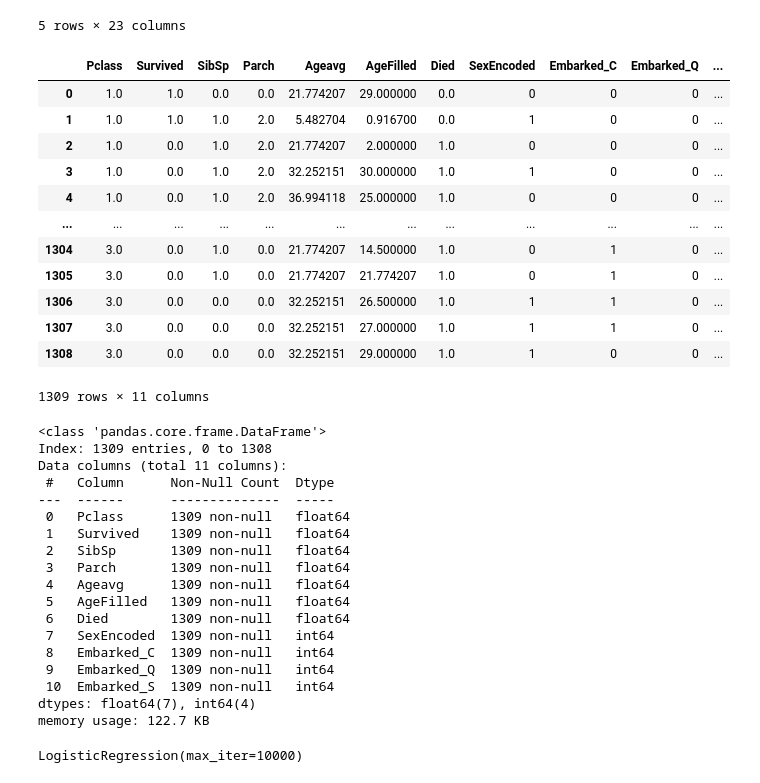
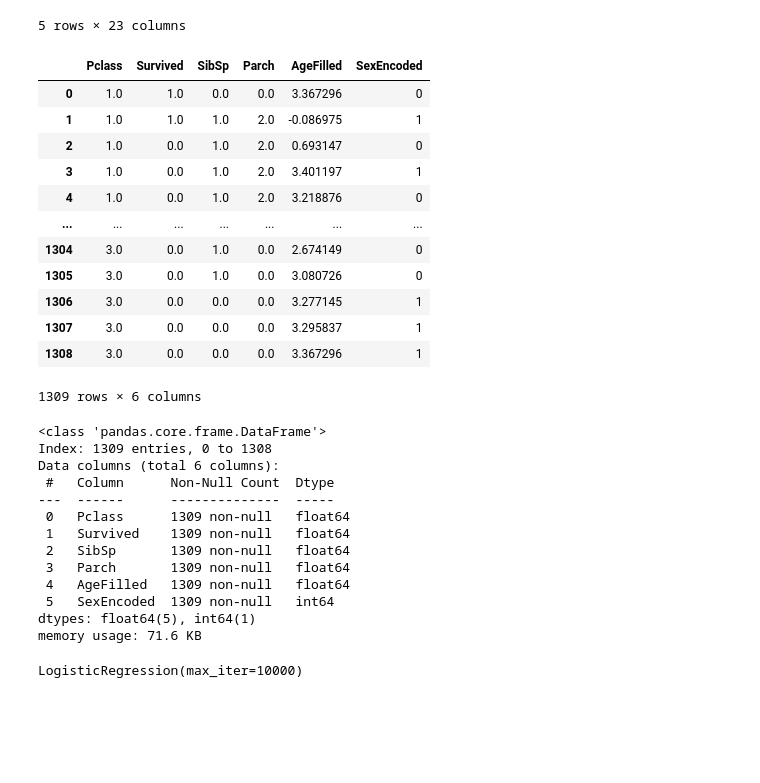
Before and after one commit to davidedigrande/titanic-dataset-eda, a Jupyter notebook: notebook.ipynb, the cells around one changed output. Drawn from its saved outputs; the diff is of its cells as text; code cells hidden in the pictures; blank space fills up the shorter version.

```diff
--- a/notebook.ipynb
+++ b/notebook.ipynb
@@ -817,43 +818,39 @@ df.head()
 | 4 | 1.0 | 0.0 | Allison, Mrs. Hudson J C (Bessie ... | female | 25.0000 | 1.0 | 2.0 | 113781 | 151,5500 | C22 C26 | ... | ... |
 5 rows × 23 columns
 # %%
-df_model = df.select_dtypes(include='number').drop(columns=['body', 'Age'])
+df_model = df.select_dtypes(include='number').drop(columns=['body', 'Age', 'Died', 'Ageavg', 'Embarked_C', 'Embarked_Q', 'Embarked_S'])
+df_model['AgeFilled'] = np.log(df_model['AgeFilled'])
 df_model
 # %% [output]
-|  | Pclass | Survived | SibSp | Parch | Ageavg | AgeFilled | Died | SexEncoded | Embarked_C | Embarked_Q | ... |
-| 0 | 1.0 | 1.0 | 0.0 | 0.0 | 21.774207 | 29.000000 | 0.0 | 0 | 0 | 0 | ... |
-| 1 | 1.0 | 1.0 | 1.0 | 2.0 | 5.482704 | 0.916700 | 0.0 | 1 | 0 | 0 | ... |
-| 2 | 1.0 | 0.0 | 1.0 | 2.0 | 21.774207 | 2.000000 | 1.0 | 0 | 0 | 0 | ... |
-| 3 | 1.0 | 0.0 | 1.0 | 2.0 | 32.252151 | 30.000000 | 1.0 | 1 | 0 | 0 | ... |
-| 4 | 1.0 | 0.0 | 1.0 | 2.0 | 36.994118 | 25.000000 | 1.0 | 0 | 0 | 0 | ... |
-| ... | ... | ... | ... | ... | ... | ... | ... | ... | ... | ... | ... |
-| 1304 | 3.0 | 0.0 | 1.0 | 0.0 | 21.774207 | 14.500000 | 1.0 | 0 | 1 | 0 | ... |
-| 1305 | 3.0 | 0.0 | 1.0 | 0.0 | 21.774207 | 21.774207 | 1.0 | 0 | 1 | 0 | ... |
-| 1306 | 3.0 | 0.0 | 0.0 | 0.0 | 32.252151 | 26.500000 | 1.0 | 1 | 1 | 0 | ... |
-| 1307 | 3.0 | 0.0 | 0.0 | 0.0 | 32.252151 | 27.000000 | 1.0 | 1 | 1 | 0 | ... |
-| 1308 | 3.0 | 0.0 | 0.0 | 0.0 | 32.252151 | 29.000000 | 1.0 | 1 | 0 | 0 | ... |
+|  | Pclass | Survived | SibSp | Parch | AgeFilled | SexEncoded |
+| 0 | 1.0 | 1.0 | 0.0 | 0.0 | 3.367296 | 0 |
+| 1 | 1.0 | 1.0 | 1.0 | 2.0 | -0.086975 | 1 |
+| 2 | 1.0 | 0.0 | 1.0 | 2.0 | 0.693147 | 0 |
+| 3 | 1.0 | 0.0 | 1.0 | 2.0 | 3.401197 | 1 |
+| 4 | 1.0 | 0.0 | 1.0 | 2.0 | 3.218876 | 0 |
+| ... | ... | ... | ... | ... | ... | ... |
+| 1304 | 3.0 | 0.0 | 1.0 | 0.0 | 2.674149 | 0 |
+| 1305 | 3.0 | 0.0 | 1.0 | 0.0 | 3.080726 | 0 |
+| 1306 | 3.0 | 0.0 | 0.0 | 0.0 | 3.277145 | 1 |
+| 1307 | 3.0 | 0.0 | 0.0 | 0.0 | 3.295837 | 1 |
+| 1308 | 3.0 | 0.0 | 0.0 | 0.0 | 3.367296 | 1 |
-1309 rows × 11 columns
+1309 rows × 6 columns
 # %%
 df_model.info()
 # %% [output]
 <class 'pandas.core.frame.DataFrame'>
 Index: 1309 entries, 0 to 1308
-Data columns (total 11 columns):
+Data columns (total 6 columns):
  #   Column      Non-Null Count  Dtype
 ---  ------      --------------  -----
  0   Pclass      1309 non-null   float64
  1   Survived    1309 non-null   float64
  2   SibSp       1309 non-null   float64
  3   Parch       1309 non-null   float64
- 4   Ageavg      1309 non-null   float64
- 5   AgeFilled   1309 non-null   float64
- 6   Died        1309 non-null   float64
- 7   SexEncoded  1309 non-null   int64
- 8   Embarked_C  1309 non-null   int64
- 9   Embarked_Q  1309 non-null   int64
- 10  Embarked_S  1309 non-null   int64
-dtypes: float64(7), int64(4)
-memory usage: 122.7 KB
+ 4   AgeFilled   1309 non-null   float64
+ 5   SexEncoded  1309 non-null   int64
+dtypes: float64(5), int64(1)
+memory usage: 71.6 KB
 # %%
 from sklearn.linear_model import LogisticRegression
 from sklearn.model_selection import train_test_split
```
Also changed, not shown: parts of 7 cells of this notebook.
